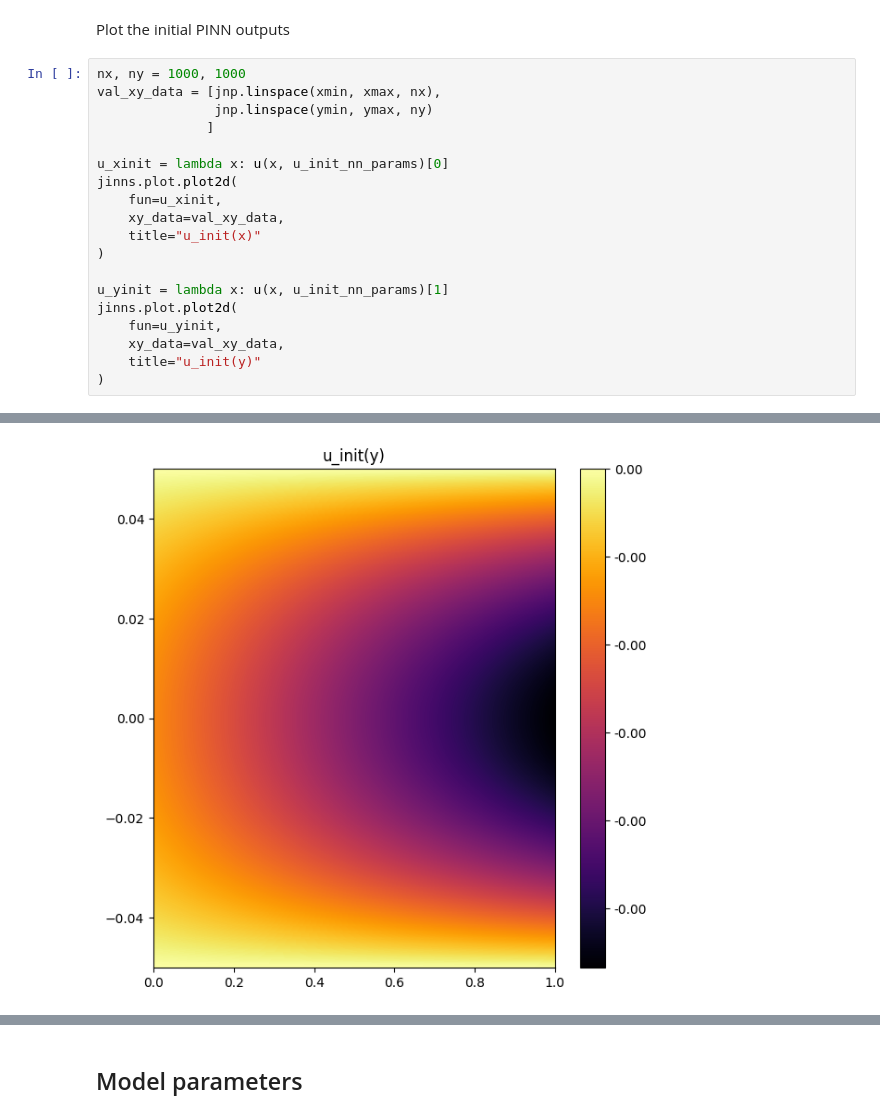
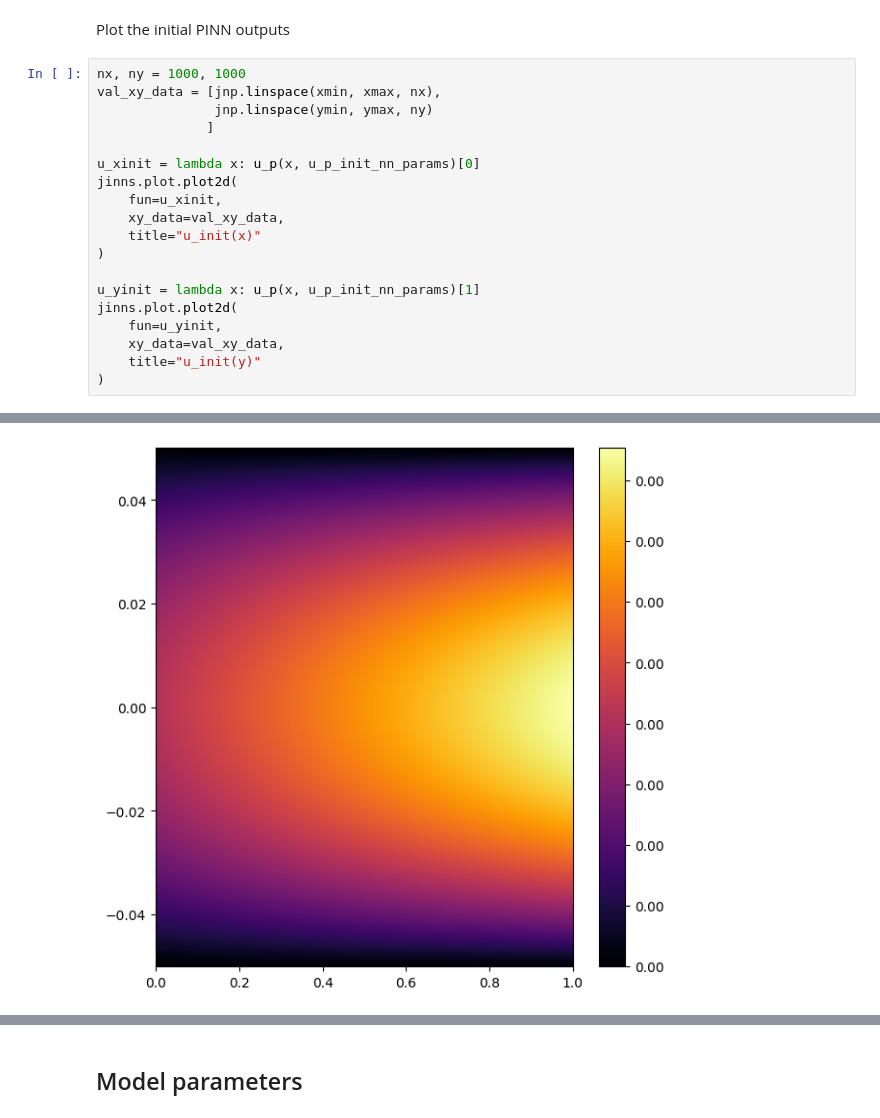
Before and after one commit to mia-jinns/jinns, a Jupyter notebook: Notebooks/PDE/2D_Navier_Stokes_PipeFlow.ipynb, the cells around one changed output, grey strips where cells are left out. Drawn from its saved outputs; the diff is of its cells as text.

```diff
--- a/Notebooks/PDE/2D_Navier_Stokes_PipeFlow.ipynb
+++ b/Notebooks/PDE/2D_Navier_Stokes_PipeFlow.ipynb
@@ -136,14 +138,14 @@ val_xy_data = [jnp.linspace(xmin, xmax, nx),
                jnp.linspace(ymin, ymax, ny)
               ]
 
-u_xinit = lambda x: u(x, u_init_nn_params)[0]
+u_xinit = lambda x: u_p(x, u_p_init_nn_params)[0]
 jinns.plot.plot2d(
     fun=u_xinit,
     xy_data=val_xy_data,
     title="u_init(x)"
 )
 
-u_yinit = lambda x: u(x, u_init_nn_params)[1]
+u_yinit = lambda x: u_p(x, u_p_init_nn_params)[1]
 jinns.plot.plot2d(
     fun=u_yinit,
     xy_data=val_xy_data,
@@ -154,3 +156,3 @@ jinns.plot.plot2d(
-[figure, old version]
+[figure, new version]
 # %%
 jinns.plot.plot2d(
```
Also changed, not shown: parts of 13 cells of this notebook, 4 other files.
